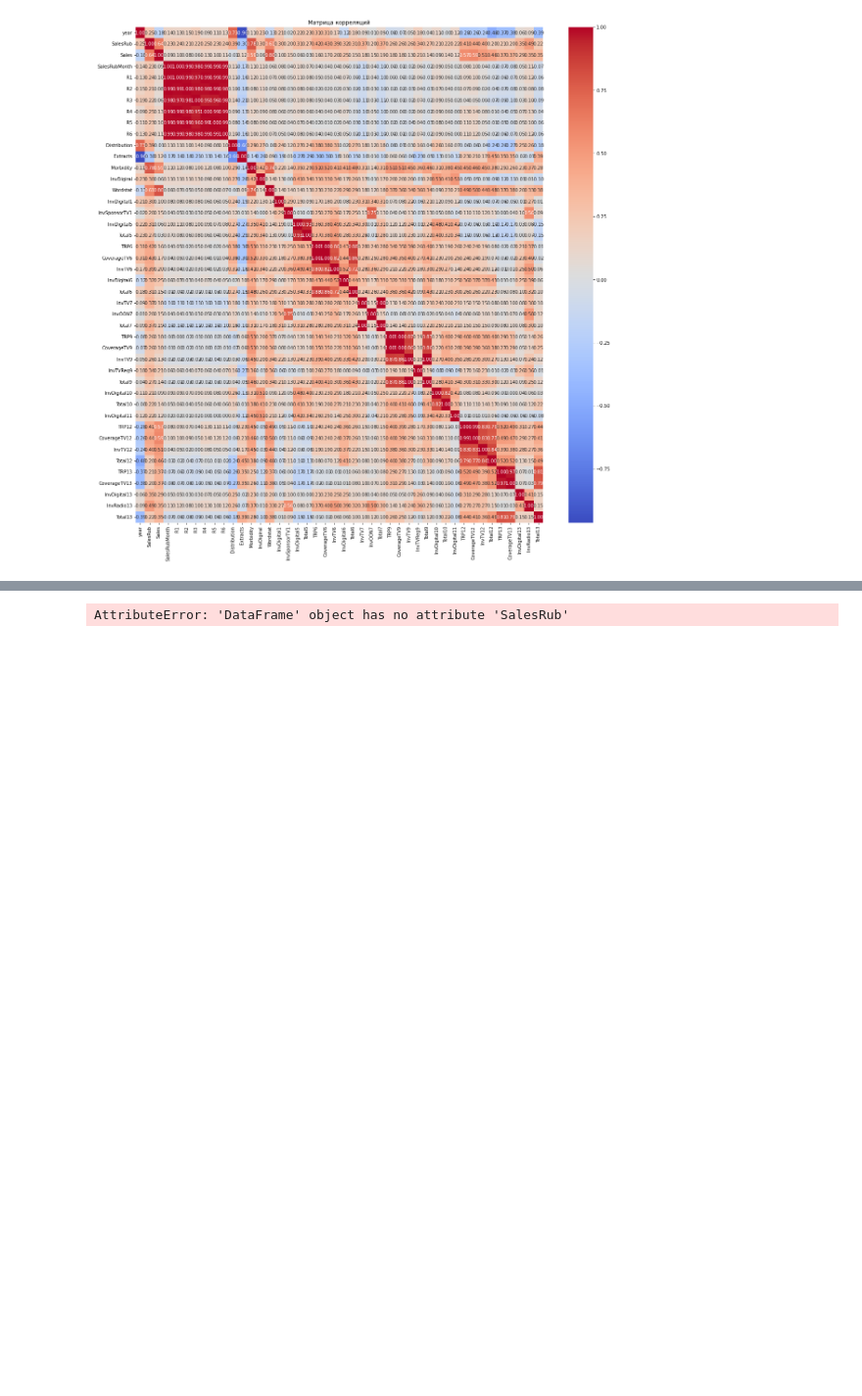
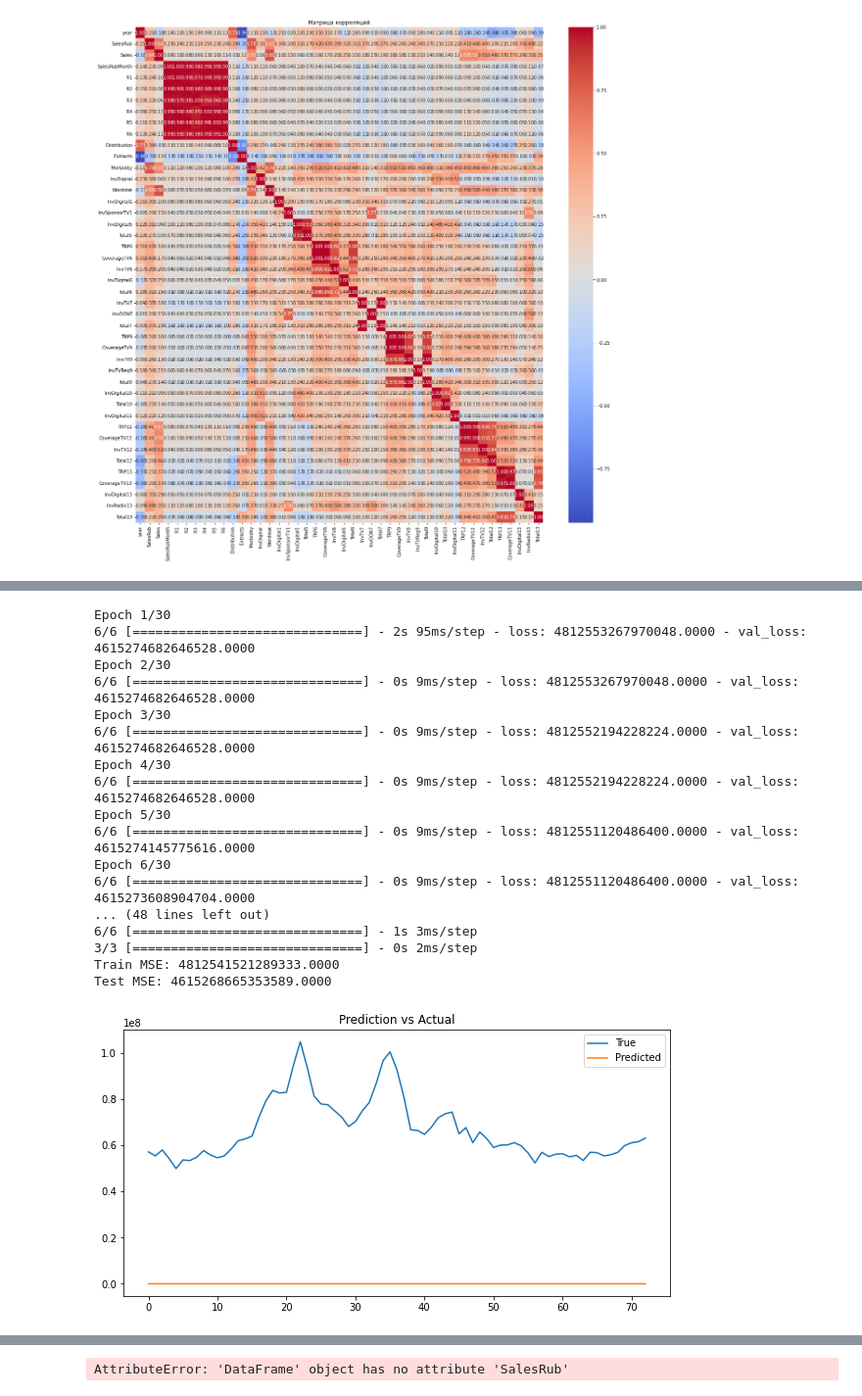
Before and after one commit to Exeskicks/media_wise, a Jupyter notebook: media_wise.ipynb, the cells around one changed output, grey strips where cells are left out. Shown at 98% size. Drawn from its saved outputs; the diff is of its cells as text; code cells hidden in the pictures; blank space fills up the shorter version.

```diff
--- a/media_wise.ipynb
+++ b/media_wise.ipynb
@@ -687,0 +801,77 @@ plotCoefficients(lasso,normas = True)
+# %%
+import numpy as np
+from sklearn.preprocessing import MinMaxScaler
+from tensorflow.keras.models import Sequential
+from tensorflow.keras.layers import LSTM, Dense
+from tensorflow.keras.optimizers import Adam
+
+# Нормализация данных
+scaler = MinMaxScaler(feature_range=(0, 1))
+X_train_scaled = scaler.fit_transform(X_train)
+X_test_scaled = scaler.transform(X_test)
+
+# Подготовка данных для LSTM
+def create_dataset(X, y, time_steps=1):
+    Xs, ys = [], []
+    for i in range(len(X) - time_steps):
+        Xs.append(X[i:(i + time_steps)])
+        ys.append(y[i + time_steps])
+    return np.array(Xs), np.array(ys)
+
+time_steps = 1  # Вы можете экспериментировать с количеством шагов
+X_train_scaled, y_train_scaled = create_dataset(X_train_scaled, y_train.values, time_steps)
+X_test_scaled, y_test_scaled = create_dataset(X_test_scaled, y_test.values, time_steps)
+
+# Модель LSTM
+model = Sequential([
+    LSTM(50, input_shape=(X_train_scaled.shape[1], X_train_scaled.shape[2])),
+    Dense(1)
+])
+model.compile(optimizer=Adam(learning_rate=0.01), loss='mean_squared_error')
+
+# Обучение модели
+history = model.fit(
+    X_train_scaled, y_train_scaled,
+    epochs=30,
+    batch_size=32,
+    validation_data=(X_test_scaled, y_test_scaled),
+    verbose=1
+)
+
+# Оценка модели
+y_pred_train = model.predict(X_train_scaled)
+y_pred_test = model.predict(X_test_scaled)
+
+train_mse = mean_squared_error(y_train_scaled, y_pred_train)
+test_mse = mean_squared_error(y_test_scaled, y_pred_test)
+print(f'Train MSE: {train_mse:.4f}')
+print(f'Test MSE: {test_mse:.4f}')
+
+# Визуализация результатов
+import matplotlib.pyplot as plt
+
+plt.figure(figsize=(10, 5))
+plt.plot(y_test_scaled, label='True')
+plt.plot(y_pred_test, label='Predicted')
+plt.title('Prediction vs Actual')
+plt.legend()
+plt.show()
+# %% [output]
+Epoch 1/30
+6/6 [==============================] - 2s 95ms/step - loss: 4812553267970048.0000 - val_loss: 4615274682646528.0000
+Epoch 2/30
+6/6 [==============================] - 0s 9ms/step - loss: 4812553267970048.0000 - val_loss: 4615274682646528.0000
+Epoch 3/30
+6/6 [==============================] - 0s 9ms/step - loss: 4812552194228224.0000 - val_loss: 4615274682646528.0000
+Epoch 4/30
+6/6 [==============================] - 0s 9ms/step - loss: 4812552194228224.0000 - val_loss: 4615274682646528.0000
+Epoch 5/30
+6/6 [==============================] - 0s 9ms/step - loss: 4812551120486400.0000 - val_loss: 4615274145775616.0000
+Epoch 6/30
+6/6 [==============================] - 0s 9ms/step - loss: 4812551120486400.0000 - val_loss: 4615273608904704.0000
+... (48 lines left out)
+6/6 [==============================] - 1s 3ms/step
+3/3 [==============================] - 0s 2ms/step
+Train MSE: 4812541521289333.0000
+Test MSE: 4615268665353589.0000
+[figure, added]
```
Also changed, not shown: parts of 73 cells of this notebook.
